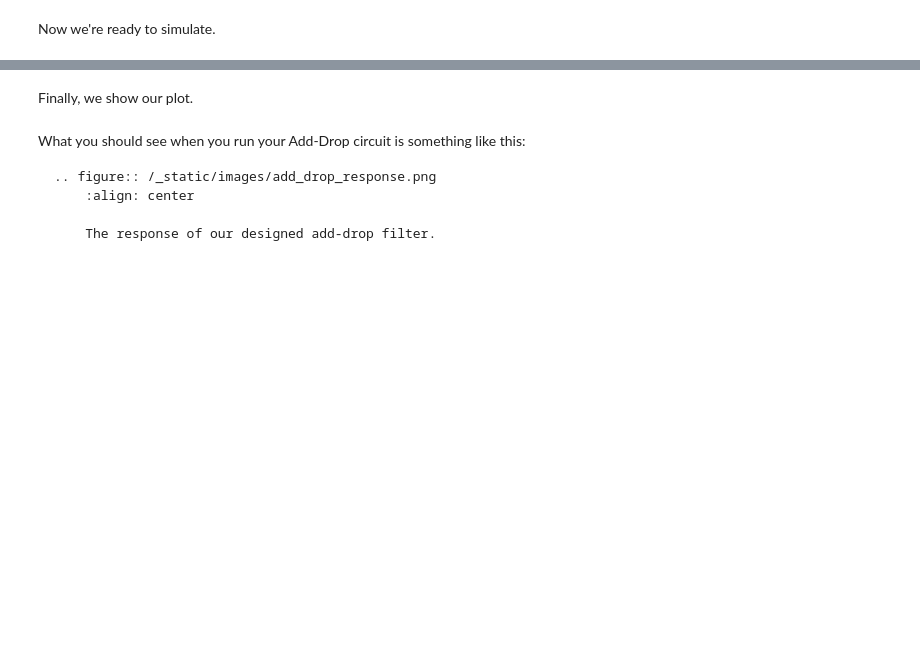
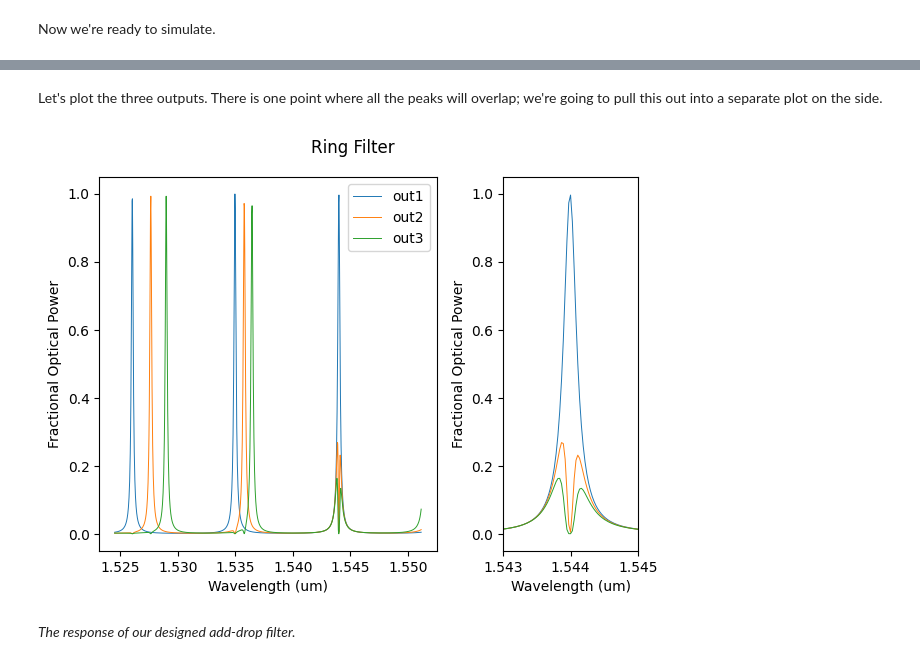
Before and after one commit to BYUCamachoLab/simphony, a Jupyter notebook: docs/tutorials/filters.ipynb, the cells around one changed output, grey strips where cells are left out. Saved outputs shown, nothing was run; the diff lists cells and outputs as text; code cells hidden in the pictures; blank space fills up the shorter version.

````diff
--- a/docs/tutorials/filters.ipynb
+++ b/docs/tutorials/filters.ipynb
@@ -212,2 +175,0 @@ fig.align_labels()
-# %% [markdown]
-Finally, we show our plot.
@@ -216,10 +176,34 @@ plt.show()
-# %% [markdown]
-What you should see when you run your Add-Drop circuit is
-something like this:
-
-```{eval-rst}
-.. figure:: /_static/images/add_drop_response.png
-    :align: center
-
-    The response of our designed add-drop filter.
-```
+# %%
+wl = np.linspace(1.5245, 1.55115, 1000)
+S = filter_cir(wl=wl, ring1={"radius": 10}, ring2={"radius": 11}, ring3={"radius": 12})
+# %% [markdown]
+Let's plot the three outputs. There is one point where all the peaks will overlap; we're going to pull this out into a separate plot on the side.
+# %%
+fig = plt.figure(tight_layout=True)
+gs = gridspec.GridSpec(1, 3)
+
+# Plot the three outputs over the full simulated wavelength range.
+ax = fig.add_subplot(gs[0, :2])
+ax.plot(wl, np.abs(S['in', 'out1'])**2, label="out1", lw=0.7)
+ax.plot(wl, np.abs(S['in', 'out2'])**2, label="out2", lw=0.7)
+ax.plot(wl, np.abs(S['in', 'out3'])**2, label="out3", lw=0.7)
+ax.set_ylabel("Fractional Optical Power")
+ax.set_xlabel("Wavelength (um)")
+ax.legend(loc="upper right")
+
+# Plot the three outputs over a restricted wavelength range.
+ax = fig.add_subplot(gs[0, 2])
+ax.plot(wl, np.abs(S['in', 'out1'])**2, label="out1", lw=0.7)
+ax.plot(wl, np.abs(S['in', 'out2'])**2, label="out2", lw=0.7)
+ax.plot(wl, np.abs(S['in', 'out3'])**2, label="out3", lw=0.7)
+ax.set_xlim(1.543, 1.545)
+ax.set_ylabel("Fractional Optical Power")
+ax.set_xlabel("Wavelength (um)")
+
+plt.suptitle("Ring Filter")
+fig.align_labels()
+plt.show()
+# %% [output]
+[figure, added]
+# %% [markdown]
+*The response of our designed add-drop filter.*
````
Also changed, not shown: parts of 26 cells of this notebook, 3 other files.
